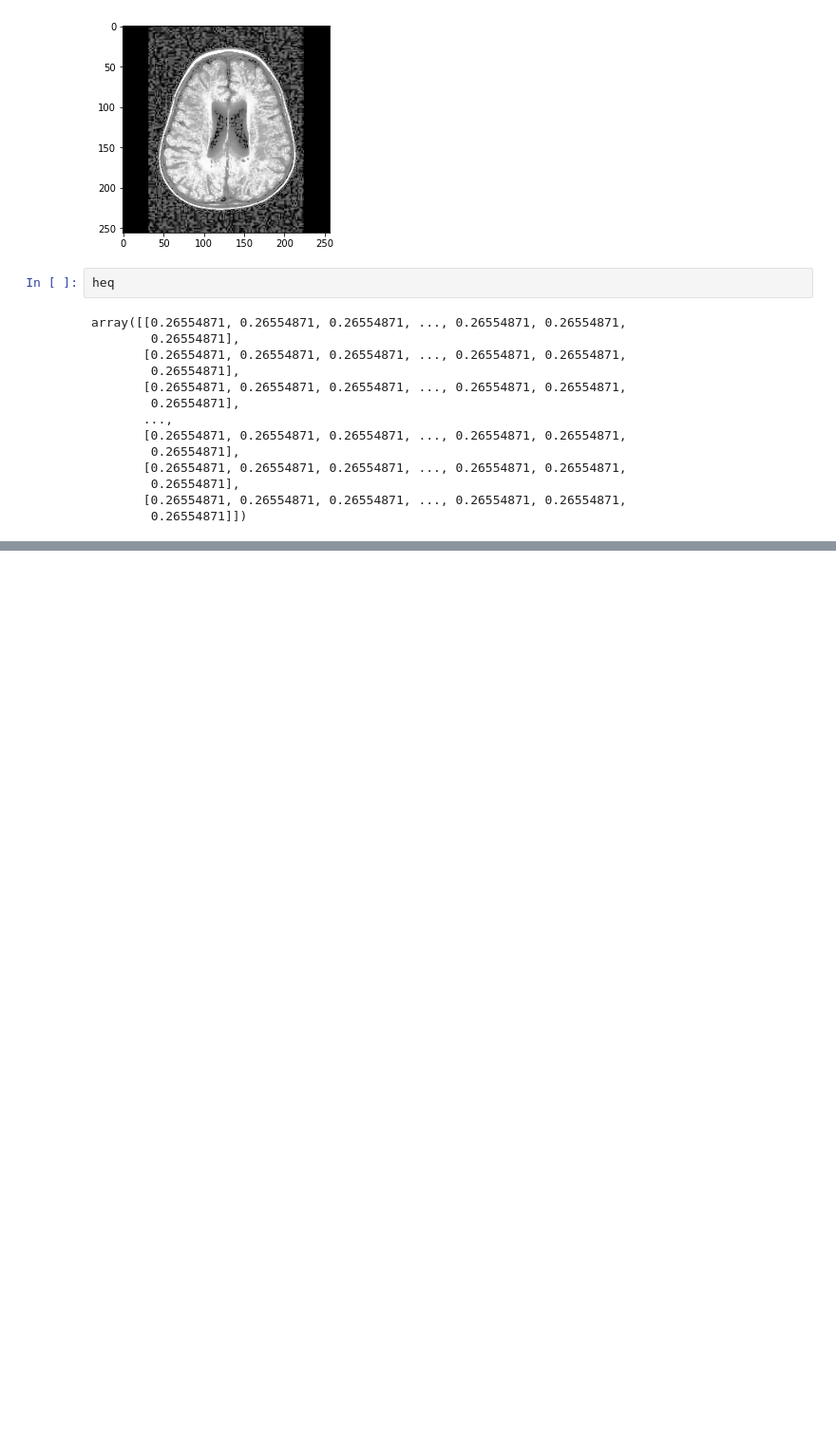
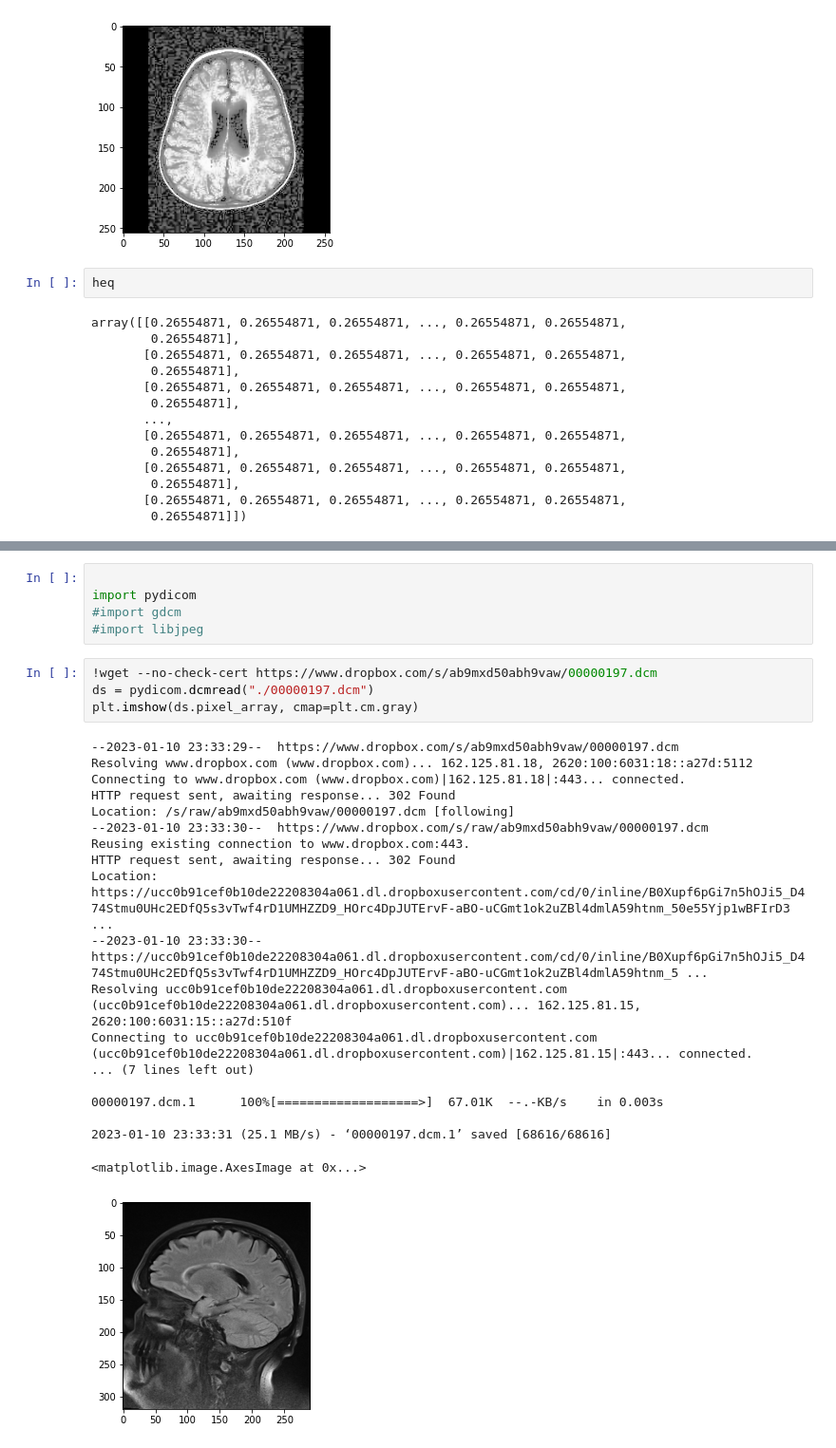
Before and after one commit to RSNA/AI-Deep-Learning-Lab-2019, a Jupyter notebook: ImageProcessingAndDICOM.ipynb, the cells around one changed output, grey strips where cells are left out. Shown at 95% size. Drawn from its saved outputs; the diff is of its cells as text; blank space fills up the shorter version.

```diff
--- a/ImageProcessingAndDICOM.ipynb
+++ b/ImageProcessingAndDICOM.ipynb
@@ -145,0 +172,29 @@ array([[0.26554871, 0.26554871, 0.26554871, ..., 0.26554871, 0.26554871,
+# %%
+
+import pydicom
+#import gdcm
+#import libjpeg
+# %%
+!wget --no-check-cert https://www.dropbox.com/s/ab9mxd50abh9vaw/00000197.dcm
+ds = pydicom.dcmread("./00000197.dcm")
+plt.imshow(ds.pixel_array, cmap=plt.cm.gray)
+# %% [output]
+--2023-01-10 23:33:29--  https://www.dropbox.com/s/ab9mxd50abh9vaw/00000197.dcm
+Resolving www.dropbox.com (www.dropbox.com)... 162.125.81.18, 2620:100:6031:18::a27d:5112
+Connecting to www.dropbox.com (www.dropbox.com)|162.125.81.18|:443... connected.
+HTTP request sent, awaiting response... 302 Found
+Location: /s/raw/ab9mxd50abh9vaw/00000197.dcm [following]
+--2023-01-10 23:33:30--  https://www.dropbox.com/s/raw/ab9mxd50abh9vaw/00000197.dcm
+Reusing existing connection to www.dropbox.com:443.
+HTTP request sent, awaiting response... 302 Found
+Location: https://ucc0b91cef0b10de22208304a061.dl.dropboxusercontent.com/cd/0/inline/B0Xupf6pGi7n5hOJi5_D474Stmu0UHc2EDfQ5s3vTwf4rD1UMHZZD9_HOrc4DpJUTErvF-aBO-uCGmt1ok2uZBl4dmlA59htnm_50e55Yjp1wBFIrD3 ...
+--2023-01-10 23:33:30--  https://ucc0b91cef0b10de22208304a061.dl.dropboxusercontent.com/cd/0/inline/B0Xupf6pGi7n5hOJi5_D474Stmu0UHc2EDfQ5s3vTwf4rD1UMHZZD9_HOrc4DpJUTErvF-aBO-uCGmt1ok2uZBl4dmlA59htnm_5 ...
+Resolving ucc0b91cef0b10de22208304a061.dl.dropboxusercontent.com (ucc0b91cef0b10de22208304a061.dl.dropboxusercontent.com)... 162.125.81.15, 2620:100:6031:15::a27d:510f
+Connecting to ucc0b91cef0b10de22208304a061.dl.dropboxusercontent.com (ucc0b91cef0b10de22208304a061.dl.dropboxusercontent.com)|162.125.81.15|:443... connected.
+... (7 lines left out)
+
+00000197.dcm.1      100%[===================>]  67.01K  --.-KB/s    in 0.003s
+
+2023-01-10 23:33:31 (25.1 MB/s) - ‘00000197.dcm.1’ saved [68616/68616]
+<matplotlib.image.AxesImage at 0x...>
+[figure, added]
```
Also changed, not shown: parts of 18 cells of this notebook.
